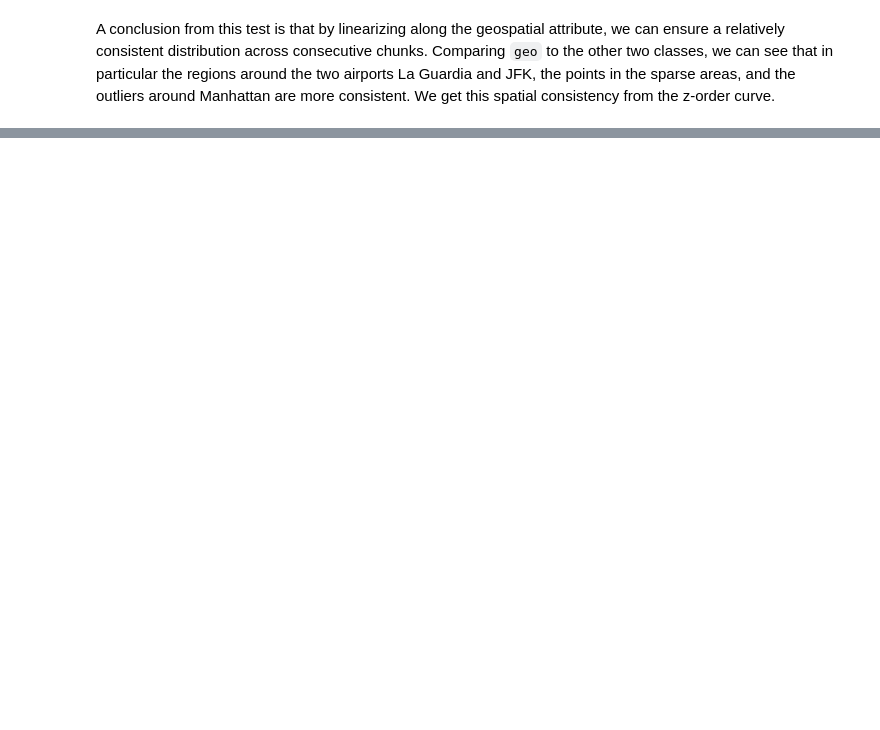
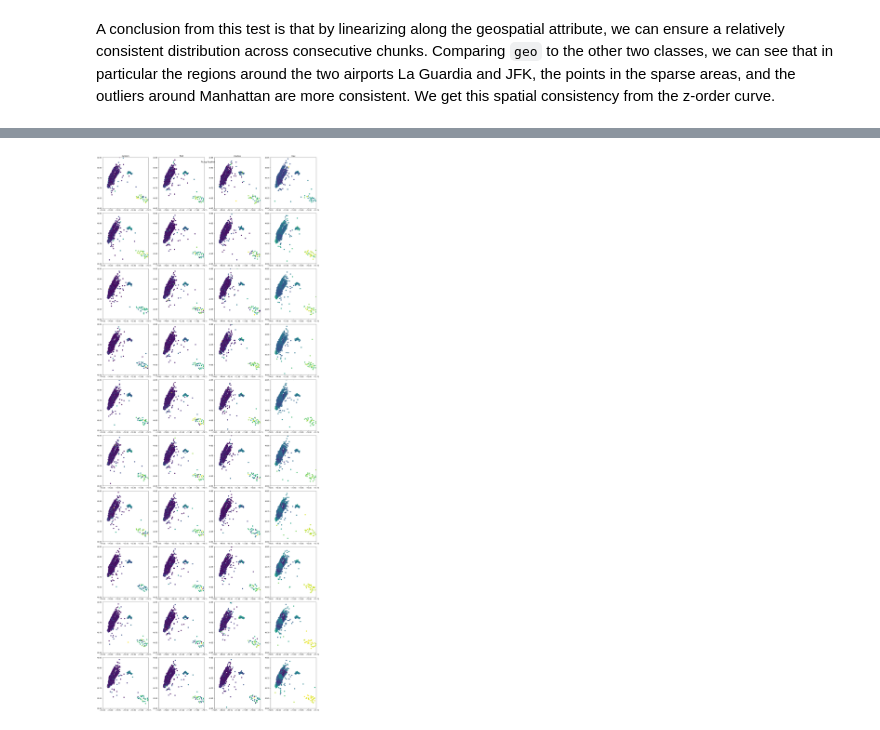
Before and after one commit to vis-au/prosample, a Jupyter notebook: server/pipeline/figures.ipynb, the cells around one changed output, grey strips where cells are left out. Saved outputs shown, nothing was run; the diff lists cells and outputs as text; code cells hidden in the pictures; blank space fills up the shorter version.

```diff
--- a/server/pipeline/figures.ipynb
+++ b/server/pipeline/figures.ipynb
@@ -478,0 +684,45 @@ We get this spatial consistency from the z-order curve.
+# %%
+import pandas as pd
+import numpy as np
+import matplotlib.pyplot as plt
+
+
+def geo_scatter(sample_df: pd.DataFrame, ax: plt):
+  ax.set_xlim(-74.05, -73.75)
+  ax.set_ylim(40.6, 40.85)
+
+  return ax.scatter(
+    x=sample_df["PURepresentativeX"],
+    y=sample_df["PURepresentativeY"],
+    c=sample_df["trip_distance"],
+  )
+
+
+columns = ["tripID", "VendorID", "tpep_pickup_datetime", "tpep_dropoff_datetime", "passenger_count", "trip_distance", "RatecodeID", "PULocationID", "DOLocationID", "payment_type", "fare_amount", "extra", "mta_tax", "tip_amount", "tolls_amount", "improvement_surcharge", "total_amount", "PURepresentativeX", "PURepresentativeY", "DORepresentativeX", "DORepresentativeY"]
+
+
+def plot_geo_scatter():
+  fig, ax = plt.subplots(n_chunks, 4, figsize=(20, n_chunks * 5))
+  fig.suptitle("Pickup location")
+
+  for i in range(n_chunks):
+    chunk_random = pd.DataFrame(pl1.get_next_chunk(), columns=columns)
+    chunk_first = pd.DataFrame(pl2.get_next_chunk(), columns=columns)
+    chunk_median = pd.DataFrame(pl3.get_next_chunk(), columns=columns)
+    chunk_max = pd.DataFrame(pl4.get_next_chunk(), columns=columns)
+
+    geo_scatter(chunk_random, ax[i][0])
+    geo_scatter(chunk_first, ax[i][1])
+    geo_scatter(chunk_median, ax[i][2])
+    geo_scatter(chunk_max, ax[i][3])
+
+  for ax_, col in zip(ax[0], ["random", "first", "median", "max"]):
+    ax_.set_title(col)
+
+  plt.tight_layout()
+  plt.show()
+
+n_chunks = 10
+plot_geo_scatter()
+# %% [output]
+[figure, added]
```
Also changed, not shown: parts of 20 cells of this notebook, 1 other file.
